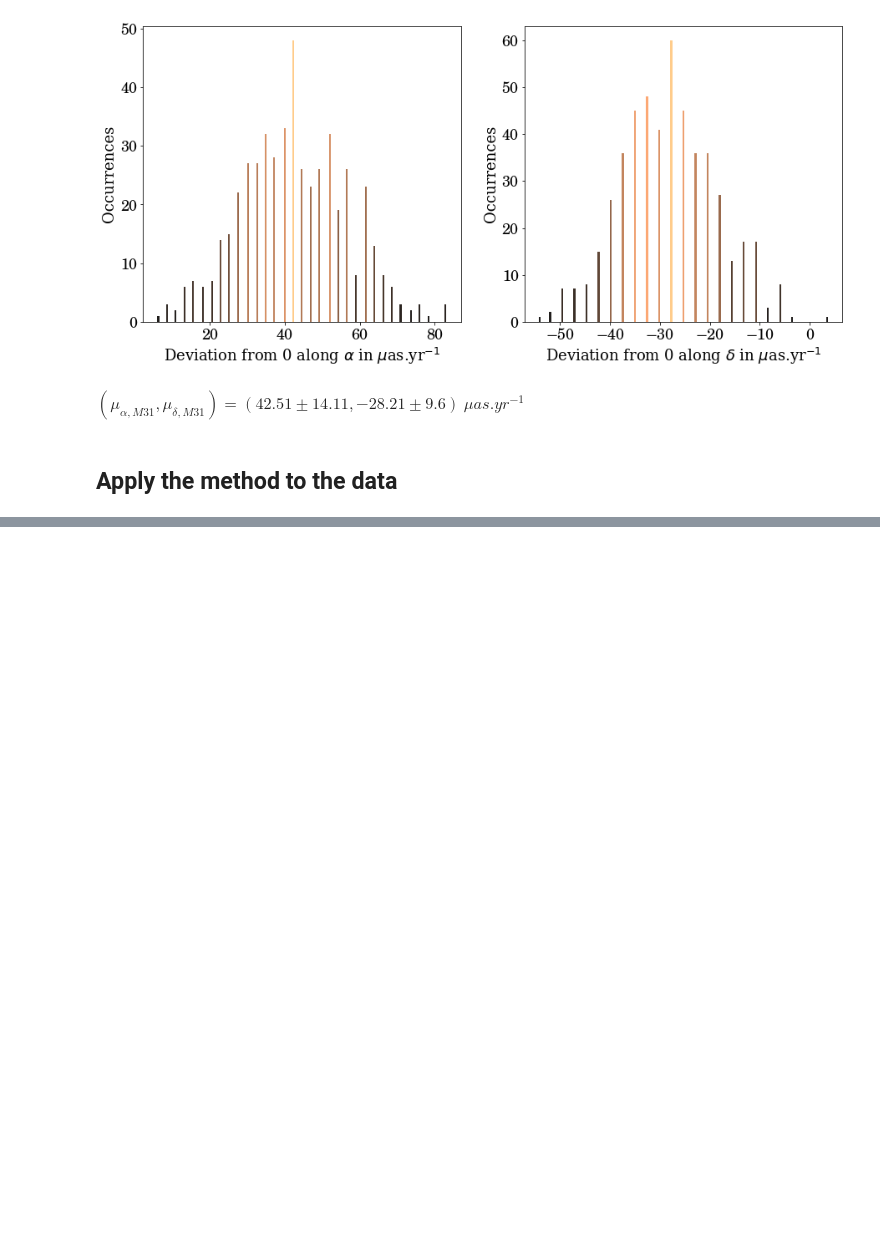
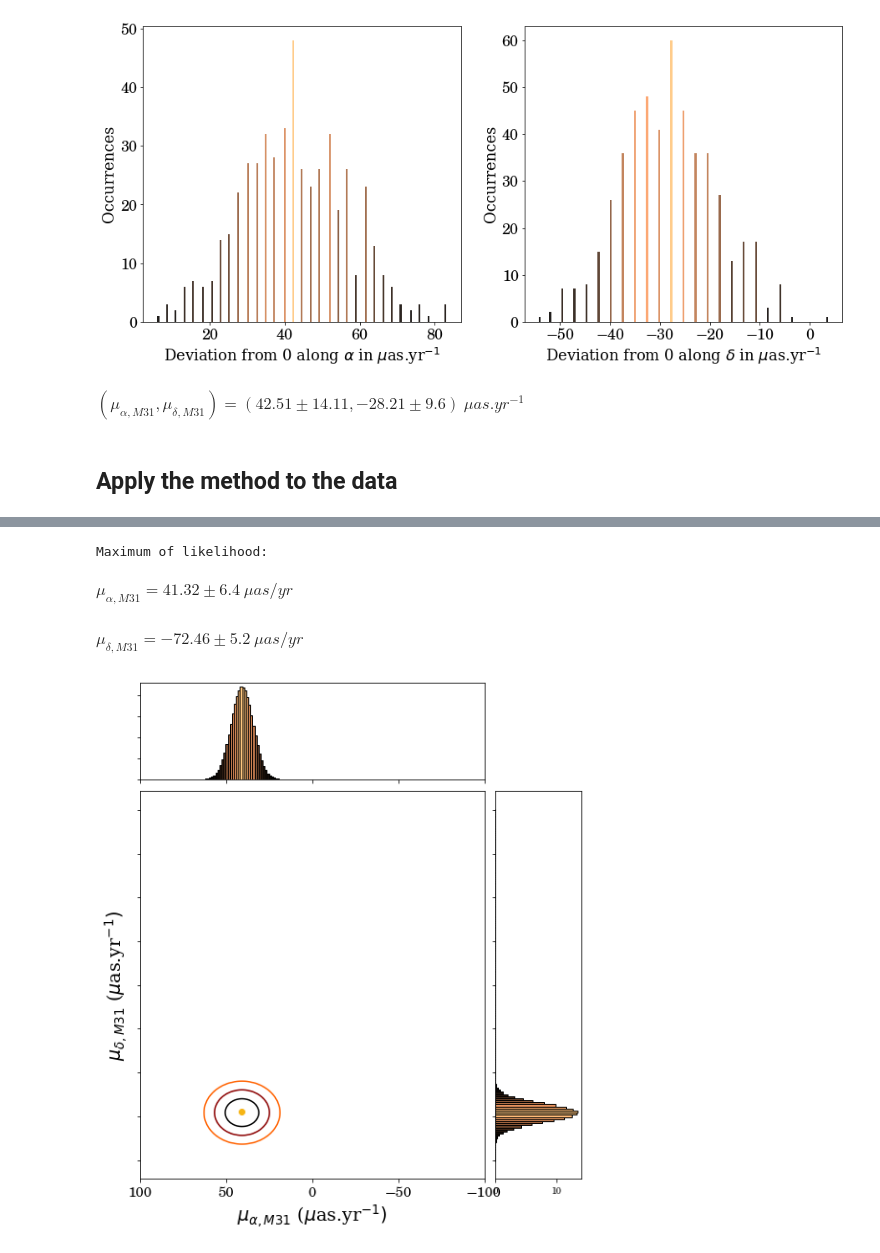
Before and after one commit to SamuelLimbo/AndromedaProperMotion, a Jupyter notebook: TransverseVelocity.ipynb, the cells around one changed output, grey strips where cells are left out. Drawn from its saved outputs; the diff is of its cells as text; code cells hidden in the pictures; blank space fills up the shorter version.

```diff
--- a/TransverseVelocity.ipynb
+++ b/TransverseVelocity.ipynb
@@ -472,0 +616,9 @@ $\displaystyle (\mu_{\alpha, M31}, \mu_{\delta, M31} ) = (42.51\pm14.11,-28.21\p
+# %%
+ObjLike = LikelihooD(168, GaiaDataRed, ModelDataRed, [])
+ObjLike.Execute()
+ObjLike.Plot()
+# %% [output]
+Maximum of likelihood:
+$\displaystyle \mu_{\alpha, M31} = 41.32\pm6.4\ \mu as/yr$
+$\displaystyle \mu_{\delta, M31} = -72.46\pm5.2\ \mu as/yr$
+[figure, added]
```
Also changed, not shown: parts of 9 cells of this notebook, 1 other file.
